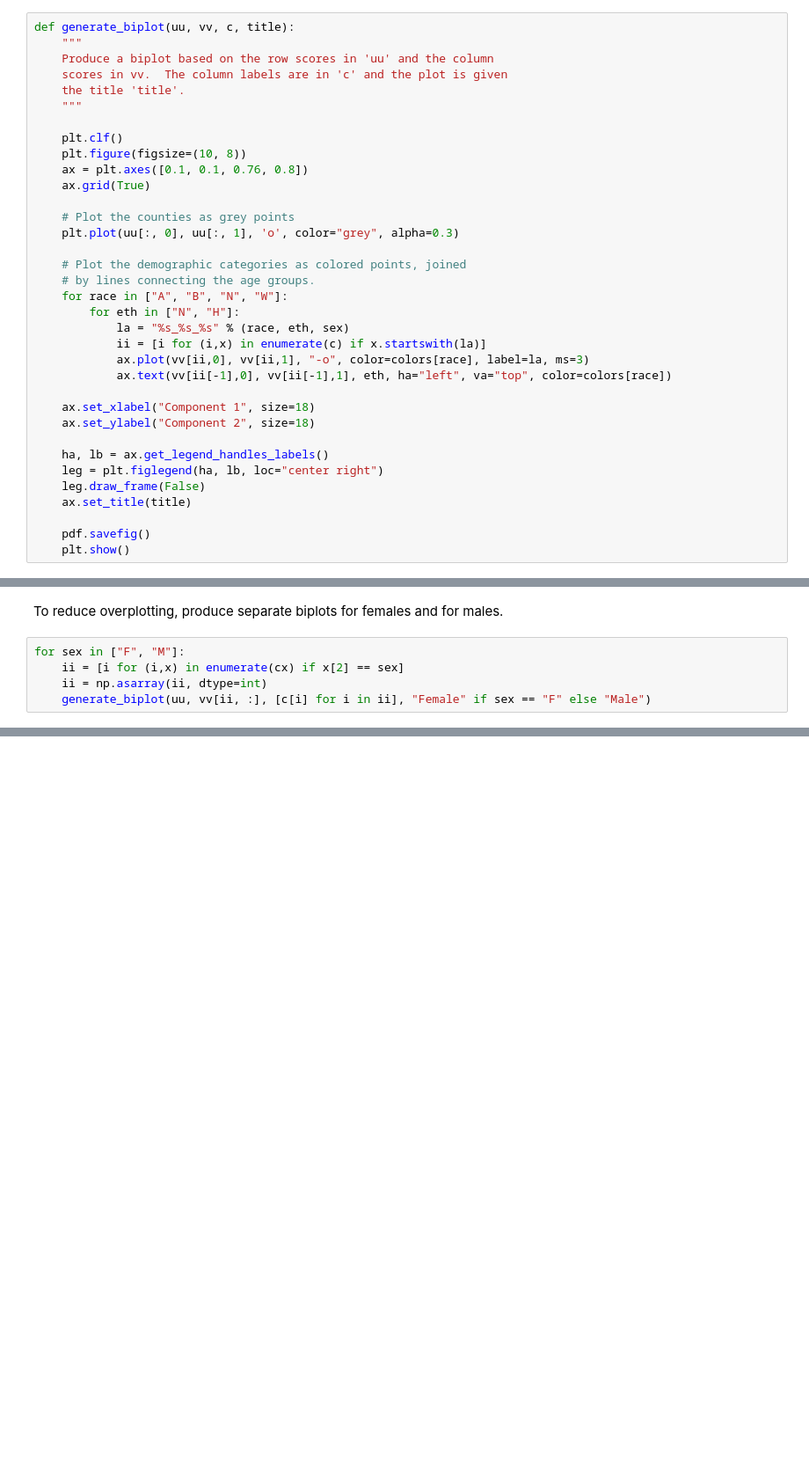
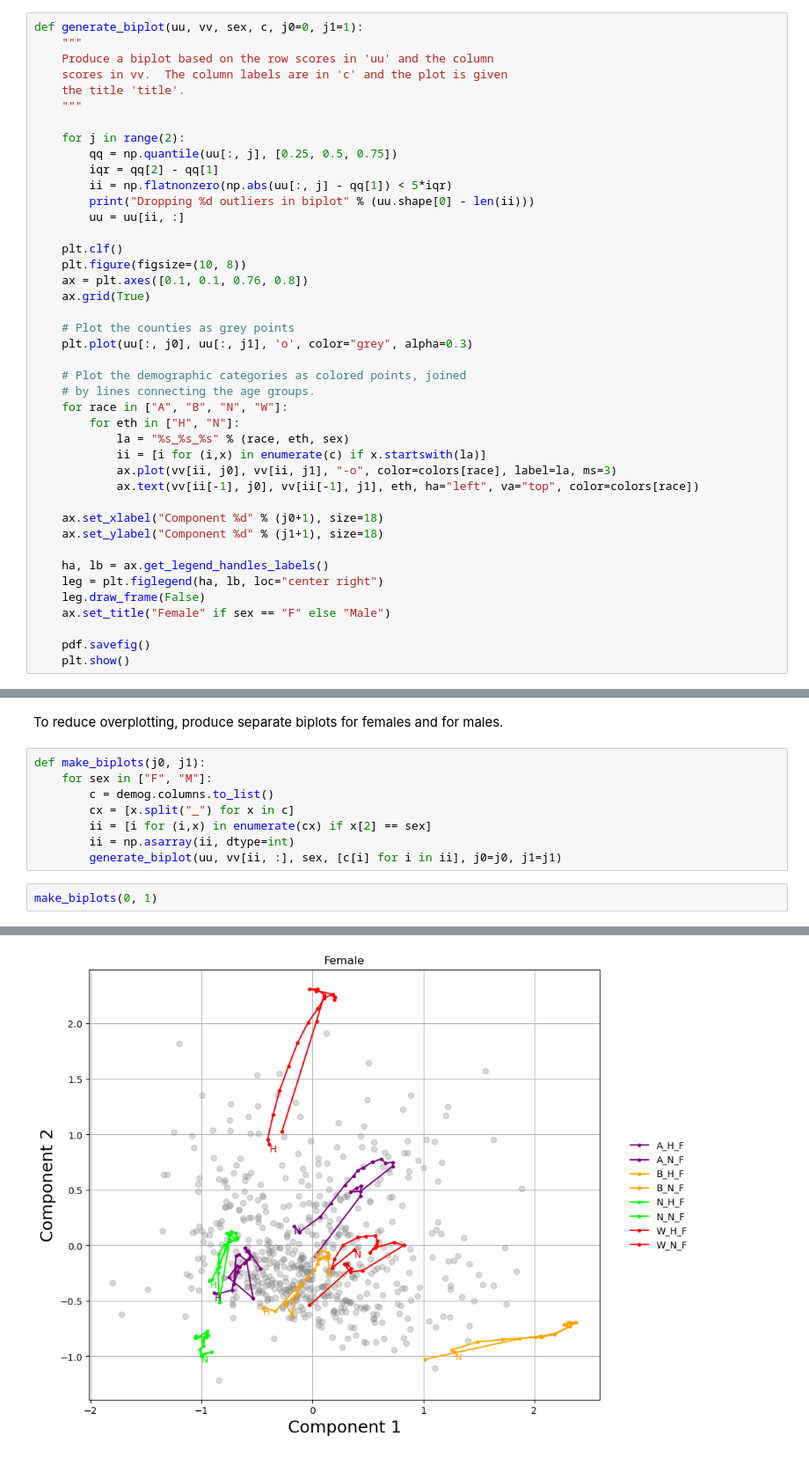
Before and after one commit to kshedden/case_studies, a Jupyter notebook: natality/biplots.ipynb, the cells around one changed output, grey strips where cells are left out. Shown at 88% size. Saved outputs shown, nothing was run; the diff lists cells and outputs as text; blank space fills up the shorter version.

```diff
--- a/natality/biplots.ipynb
+++ b/natality/biplots.ipynb
@@ -70,12 +122,19 @@ ages = range(0, 19)
 # %%
 pdf = PdfPages("biplots_py.pdf")
 # %%
-def generate_biplot(uu, vv, c, title):
+def generate_biplot(uu, vv, sex, c, j0=0, j1=1):
     """
     Produce a biplot based on the row scores in 'uu' and the column
     scores in vv.  The column labels are in 'c' and the plot is given
     the title 'title'.
     """
+
+    for j in range(2):
+        qq = np.quantile(uu[:, j], [0.25, 0.5, 0.75])
+        iqr = qq[2] - qq[1]
+        ii = np.flatnonzero(np.abs(uu[:, j] - qq[1]) < 5*iqr)
+        print("Dropping %d outliers in biplot" % (uu.shape[0] - len(ii)))
+        uu = uu[ii, :]
 
     plt.clf()
     plt.figure(figsize=(10, 8))
@@ -83,24 +142,24 @@ def generate_biplot(uu, vv, c, title):
     ax.grid(True)
 
     # Plot the counties as grey points
-    plt.plot(uu[:, 0], uu[:, 1], 'o', color="grey", alpha=0.3)
+    plt.plot(uu[:, j0], uu[:, j1], 'o', color="grey", alpha=0.3)
 
     # Plot the demographic categories as colored points, joined
     # by lines connecting the age groups.
     for race in ["A", "B", "N", "W"]:
-        for eth in ["N", "H"]:
+        for eth in ["H", "N"]:
             la = "%s_%s_%s" % (race, eth, sex)
             ii = [i for (i,x) in enumerate(c) if x.startswith(la)]
-            ax.plot(vv[ii,0], vv[ii,1], "-o", color=colors[race], label=la, ms=3)
-            ax.text(vv[ii[-1],0], vv[ii[-1],1], eth, ha="left", va="top", color=colors[race])
+            ax.plot(vv[ii, j0], vv[ii, j1], "-o", color=colors[race], label=la, ms=3)
+            ax.text(vv[ii[-1], j0], vv[ii[-1], j1], eth, ha="left", va="top", color=colors[race])
 
-    ax.set_xlabel("Component 1", size=18)
-    ax.set_ylabel("Component 2", size=18)
+    ax.set_xlabel("Component %d" % (j0+1), size=18)
+    ax.set_ylabel("Component %d" % (j1+1), size=18)
 
     ha, lb = ax.get_legend_handles_labels()
     leg = plt.figlegend(ha, lb, loc="center right")
     leg.draw_frame(False)
-    ax.set_title(title)
+    ax.set_title("Female" if sex == "F" else "Male")
 
     pdf.savefig()
     plt.show()
@@ -113,7 +167,13 @@ cx = [x.split("_") for x in c]
 To reduce overplotting, produce separate biplots for females and for
 males.
 # %%
-for sex in ["F", "M"]:
-    ii = [i for (i,x) in enumerate(cx) if x[2] == sex]
-    ii = np.asarray(ii, dtype=int)
-    generate_biplot(uu, vv[ii, :], [c[i] for i in ii], "Female" if sex == "F" else "Male")
+def make_biplots(j0, j1):
+    for sex in ["F", "M"]:
+        c = demog.columns.to_list()
+        cx = [x.split("_") for x in c]
+        ii = [i for (i,x) in enumerate(cx) if x[2] == sex]
+        ii = np.asarray(ii, dtype=int)
+        generate_biplot(uu, vv[ii, :], sex, [c[i] for i in ii], j0=j0, j1=j1)
+# %%
+make_biplots(0, 1)
+# %% [output]
@@ -119,0 +183 @@ for sex in ["F", "M"]:
+[figure, added]
```
Also changed, not shown: parts of 19 cells of this notebook, 3 other files.
